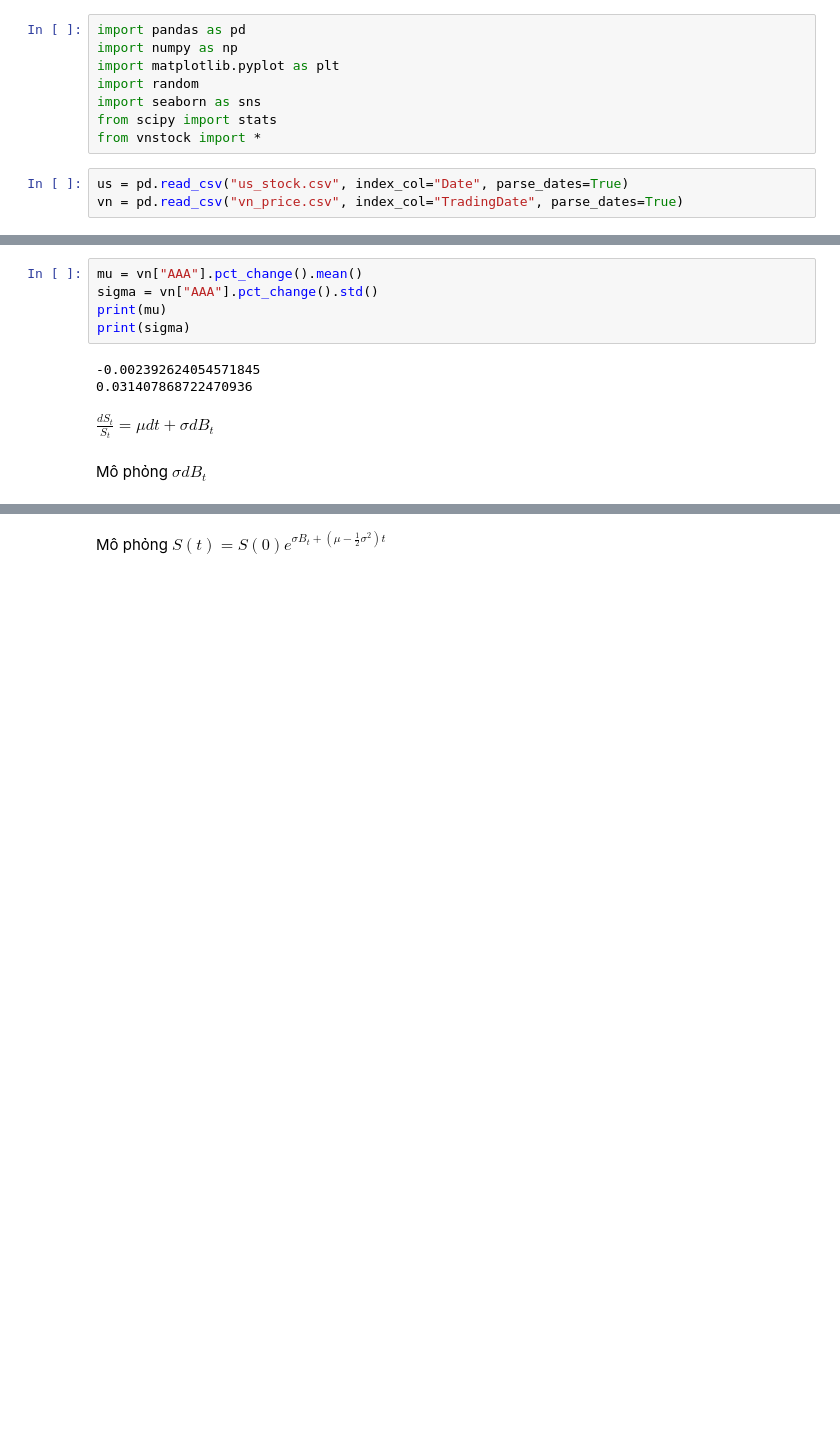
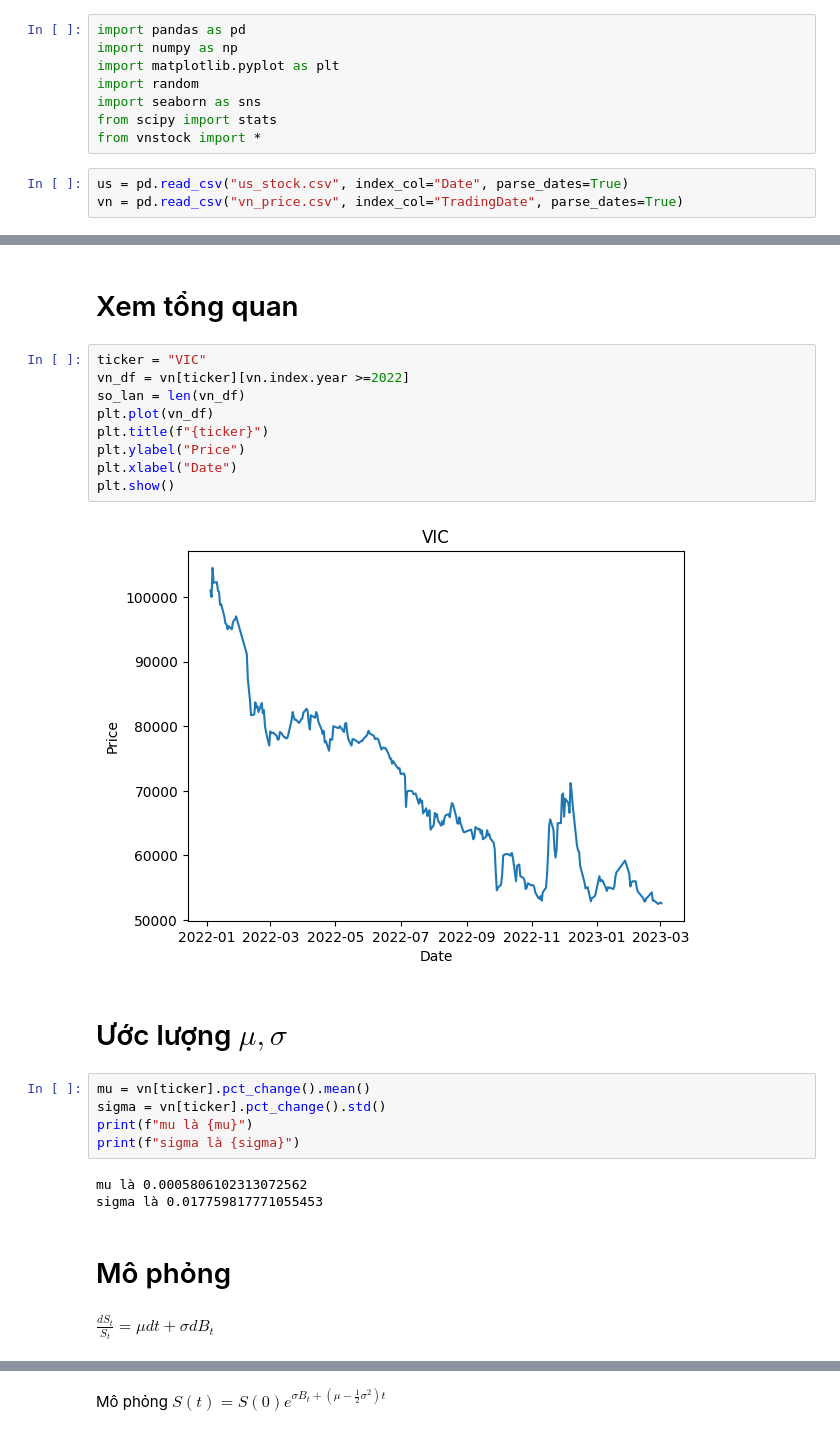
Before and after one commit to khanhtrinh2003/Financial-mathematics, a Jupyter notebook: tren_lop.ipynb, the cells around one changed output, grey strips where cells are left out. Saved outputs shown, nothing was run; the diff lists cells and outputs as text; blank space fills up the shorter version.

```diff
--- a/tren_lop.ipynb
+++ b/tren_lop.ipynb
@@ -28,13 +21,28 @@ len(vn_aaa)
+# %% [markdown]
+# Xem tổng quan
+# %%
+ticker = "VIC"
+vn_df = vn[ticker][vn.index.year >=2022]
+so_lan = len(vn_df)
+plt.plot(vn_df)
+plt.title(f"{ticker}")
+plt.ylabel("Price")
+plt.xlabel("Date")
+plt.show()
+# %% [output]
+[figure, added]
+# %% [markdown]
+# Ước lượng $\mu, \sigma$
 # %%
-mu = vn["AAA"].pct_change().mean()
-sigma = vn["AAA"].pct_change().std()
-print(mu)
-print(sigma)
+mu = vn[ticker].pct_change().mean()
+sigma = vn[ticker].pct_change().std()
+print(f"mu là {mu}")
+print(f"sigma là {sigma}")
 # %% [output]
--0.002392624054571845
-0.031407868722470936
+mu là 0.0005806102313072562
+sigma là 0.017759817771055453
+# %% [markdown]
+# Mô phỏng
 # %% [markdown]
 $\frac{dS_t}{S_t}=\mu dt+\sigma dB_t$
-# %% [markdown]
-Mô phỏng $\sigma dB_t$
 # %%
```
Also changed, not shown: parts of 12 cells of this notebook.
